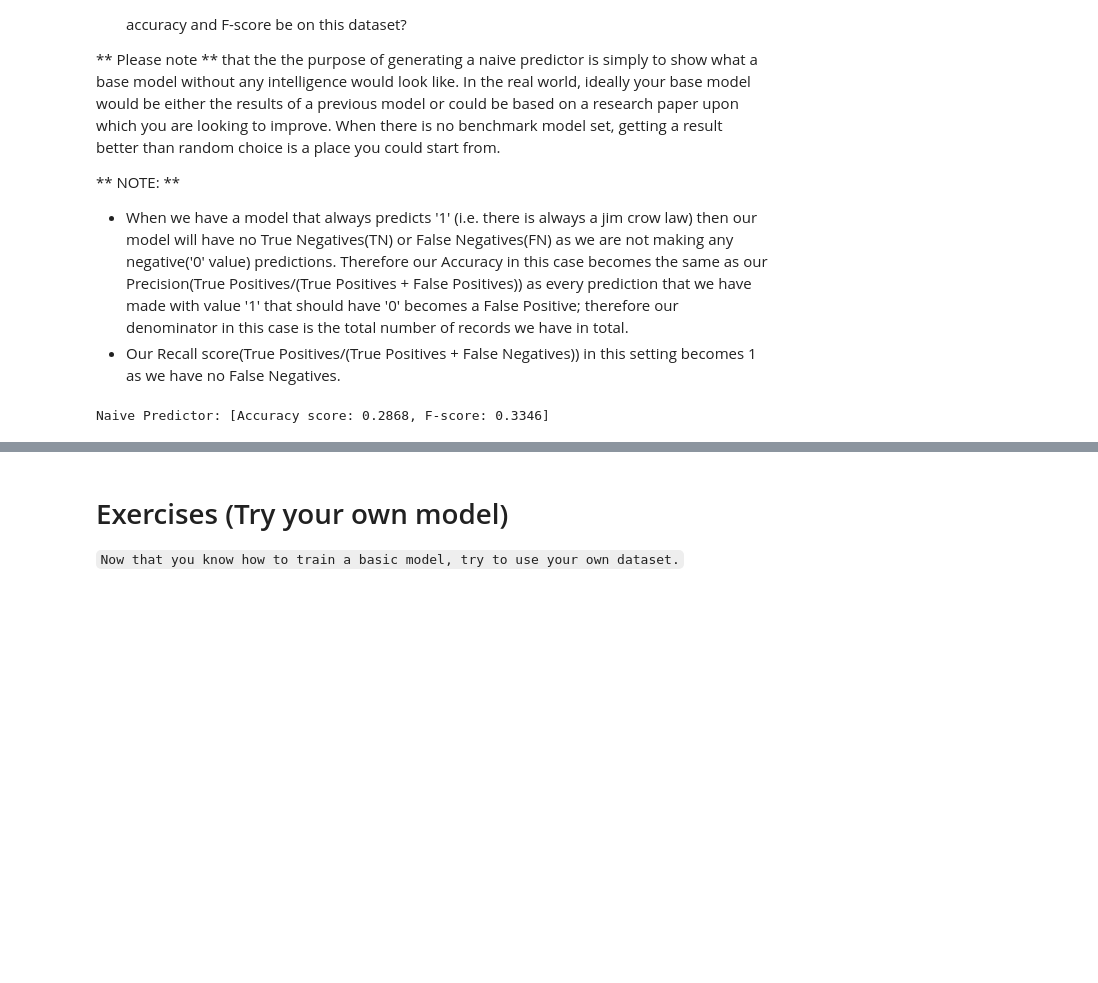
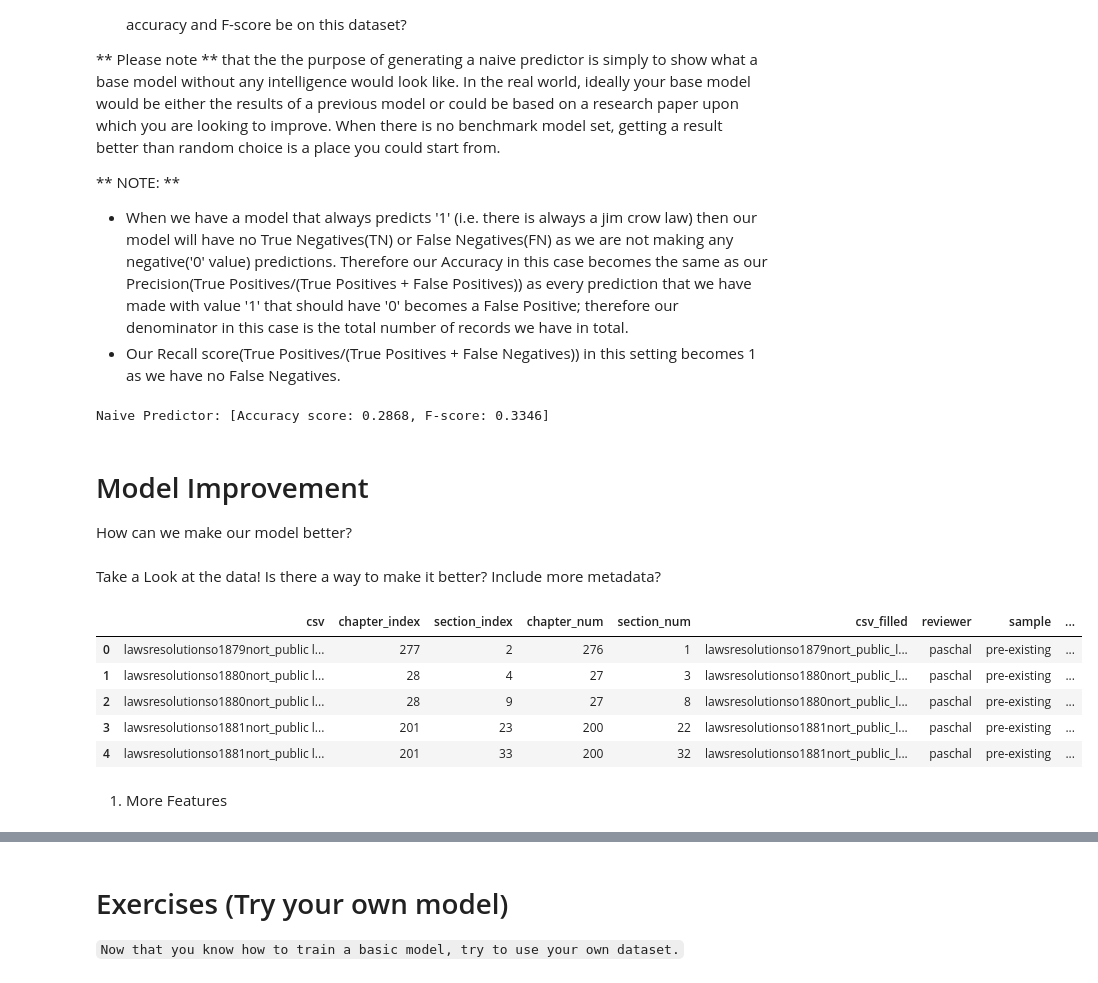
Before and after one commit to Grantglass/constellate-python-workshop-template, a Jupyter notebook: day1_intro_to_ml.ipynb, the cells around one changed output, grey strips where cells are left out. Saved outputs shown, nothing was run; the diff lists cells and outputs as text; code cells hidden in the pictures; blank space fills up the shorter version.

```diff
--- a/day1_intro_to_ml.ipynb
+++ b/day1_intro_to_ml.ipynb
@@ -640,3 +663,9 @@ fscore = (1+ beta**2) * (precision * recall) / ((beta ** 2 * precision) + recall
 print("Naive Predictor: [Accuracy score: {:.4f}, F-score: {:.4f}]".format(accuracy, fscore))
 # %% [output]
 Naive Predictor: [Accuracy score: 0.2868, F-score: 0.3346]
+# %% [markdown]
+# Model Improvement
+
+How can we make our model better?
+# %% [markdown]
+Take a Look at the data! Is there a way to make it better? Include more metadata?
@@ -642,0 +675,9 @@ Naive Predictor: [Accuracy score: 0.2868, F-score: 0.3346]
+# %%
+dataframe.head()
+# %% [output]
+|  | csv | chapter_index | section_index | chapter_num | section_num | csv_filled | reviewer | sample | ... |
+| 0 | lawsresolutionso1879nort_public l... | 277 | 2 | 276 | 1 | lawsresolutionso1879nort_public_l... | paschal | pre-existing | ... |
+| 1 | lawsresolutionso1880nort_public l... | 28 | 4 | 27 | 3 | lawsresolutionso1880nort_public_l... | paschal | pre-existing | ... |
+| 2 | lawsresolutionso1880nort_public l... | 28 | 9 | 27 | 8 | lawsresolutionso1880nort_public_l... | paschal | pre-existing | ... |
+| 3 | lawsresolutionso1881nort_public l... | 201 | 23 | 200 | 22 | lawsresolutionso1881nort_public_l... | paschal | pre-existing | ... |
+| 4 | lawsresolutionso1881nort_public l... | 201 | 33 | 200 | 32 | lawsresolutionso1881nort_public_l... | paschal | pre-existing | ... |
@@ -642,0 +694,2 @@ Naive Predictor: [Accuracy score: 0.2868, F-score: 0.3346]
+# %% [markdown]
+1. More Features
```
Also changed, not shown: parts of 33 cells of this notebook, 1 other file.
